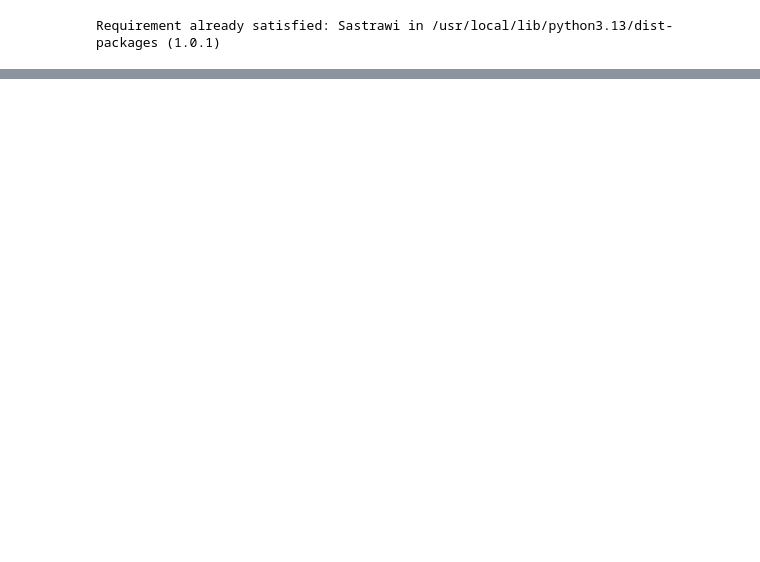
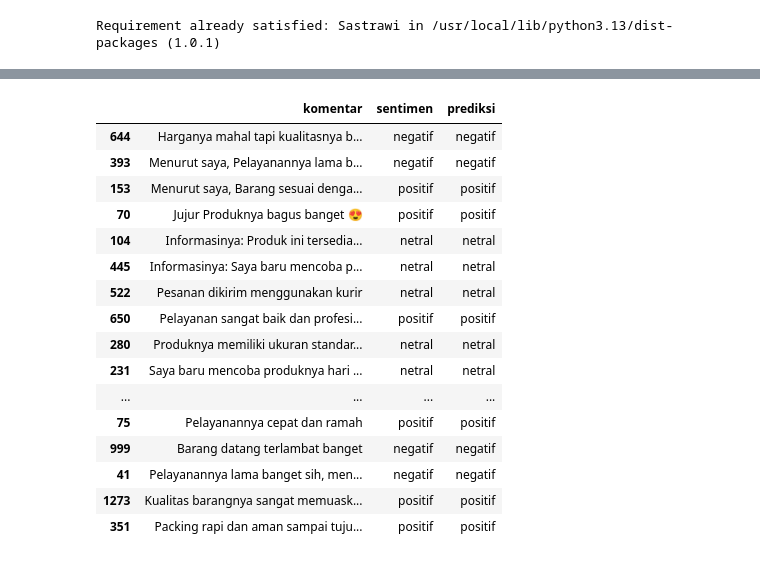
Before and after one commit to Fajar214/sentimen_analisis_komentar, a Jupyter notebook: google-colab-sentimen-analisis-komentar.ipynb, the cells around one changed output, grey strips where cells are left out. Drawn from its saved outputs; the diff is of its cells as text; code cells hidden in the pictures; blank space fills up the shorter version.

```diff
--- a/google-colab-sentimen-analisis-komentar.ipynb
+++ b/google-colab-sentimen-analisis-komentar.ipynb
@@ -41,10 +39,12 @@ Saving dataset_sentiment_indonesia_10000.csv to dataset_sentiment_indonesia_1000
 
 [10000 rows x 2 columns]>
 # %%
-x = df['komentar']
-y = df['sentimen']
+df_clean = df.drop_duplicates(subset=["komentar"]).copy()
+print(len(df_clean))
 
-x_train,x_test,y_train,y_test = train_test_split(x,y,test_size=0.2,random_state=42)
+x = df_clean['komentar']
+y = df_clean['sentimen']
+x_train,x_test,y_train,y_test = train_test_split(x,y,test_size=0.2,random_state=42,stratify=y)
 
 tfidf = TfidfVectorizer()
 
@@ -53,5 +53,4 @@ x_train_tfidf = tfidf.fit_transform(x_train)
 x_test_tfidf = tfidf.transform(x_test)
 
 print(x_train_tfidf)
-print(x_test_tfidf)
 # %% [output]
@@ -74,0 +58,4 @@ print(x_test_tfidf)
+# %%
+model = LogisticRegression()
+
+model.fit(x_train_tfidf,y_train)
@@ -74,0 +64,3 @@ print(x_test_tfidf)
+# %%
+y_pred = model.predict(x_test_tfidf)
+print(classification_report(y_test,y_pred))
@@ -74,0 +77,27 @@ print(x_test_tfidf)
+# %%
+hasil = pd.DataFrame(
+    {
+        "komentar" : x_test,
+        "sentimen" : y_test,
+        "prediksi" : y_pred
+    }
+)
+hasil.head(20)
+# %% [output]
+|  | komentar | sentimen | prediksi |
+| 644 | Harganya mahal tapi kualitasnya b... | negatif | negatif |
+| 393 | Menurut saya, Pelayanannya lama b... | negatif | negatif |
+| 153 | Menurut saya, Barang sesuai denga... | positif | positif |
+| 70 | Jujur Produknya bagus banget 😍 | positif | positif |
+| 104 | Informasinya: Produk ini tersedia... | netral | netral |
+| 445 | Informasinya: Saya baru mencoba p... | netral | netral |
+| 522 | Pesanan dikirim menggunakan kurir | netral | netral |
+| 650 | Pelayanan sangat baik dan profesi... | positif | positif |
+| 280 | Produknya memiliki ukuran standar... | netral | netral |
+| 231 | Saya baru mencoba produknya hari ... | netral | netral |
+| ... | ... | ... | ... |
+| 75 | Pelayanannya cepat dan ramah | positif | positif |
+| 999 | Barang datang terlambat banget | negatif | negatif |
+| 41 | Pelayanannya lama banget sih, men... | negatif | negatif |
+| 1273 | Kualitas barangnya sangat memuask... | positif | positif |
+| 351 | Packing rapi dan aman sampai tuju... | positif | positif |
```
Also changed, not shown: parts of 4 cells of this notebook.
